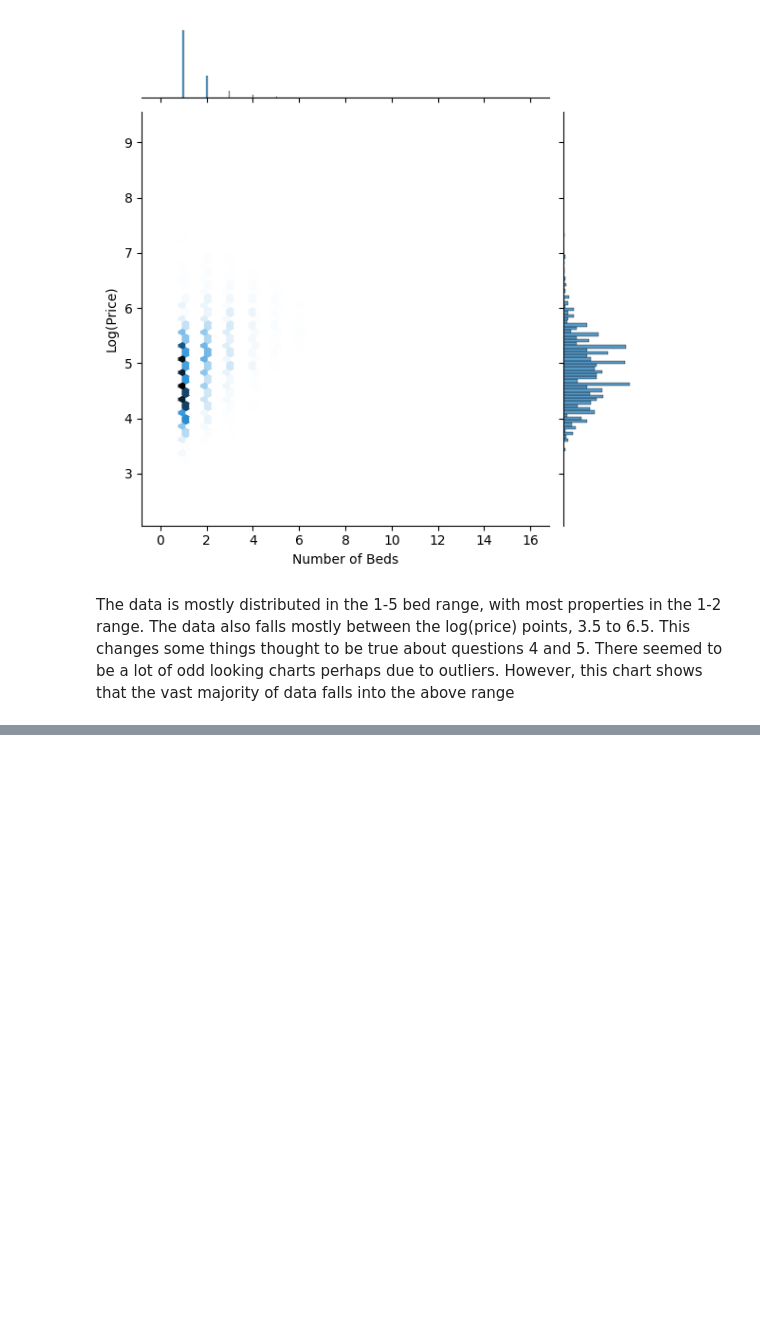
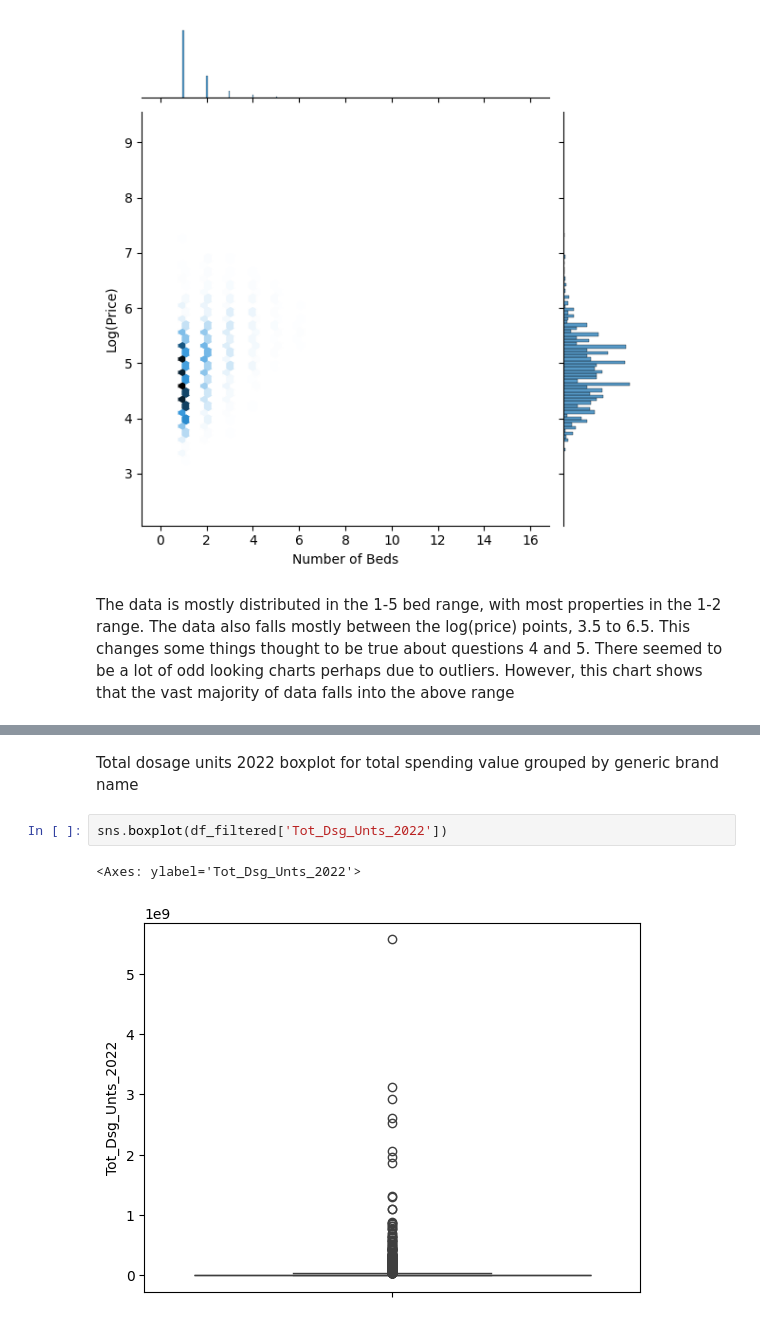
Before and after one commit to benyyeh/DS3001, a Jupyter notebook: assignments/visualization-assignment/assignment/assignment.ipynb, the cells around one changed output, grey strips where cells are left out. Drawn from its saved outputs; the diff is of its cells as text; blank space fills up the shorter version.

```diff
--- a/assignments/visualization-assignment/assignment/assignment.ipynb
+++ b/assignments/visualization-assignment/assignment/assignment.ipynb
@@ -247,0 +360,7 @@ The data is mostly distributed in the 1-5 bed range, with most properties in the
+# %% [markdown]
+Total dosage units 2022 boxplot for total spending value grouped by generic brand name
+# %%
+sns.boxplot(df_filtered['Tot_Dsg_Unts_2022'])
+# %% [output]
+<Axes: ylabel='Tot_Dsg_Unts_2022'>
+[figure, added]
```
Also changed, not shown: parts of 31 cells of this notebook, 2 other files.
